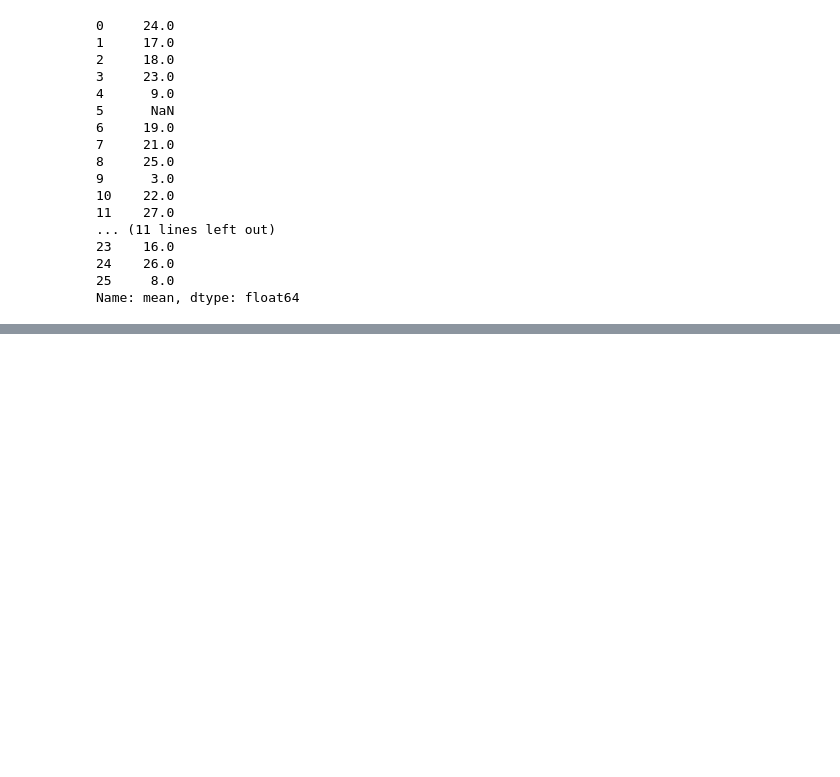
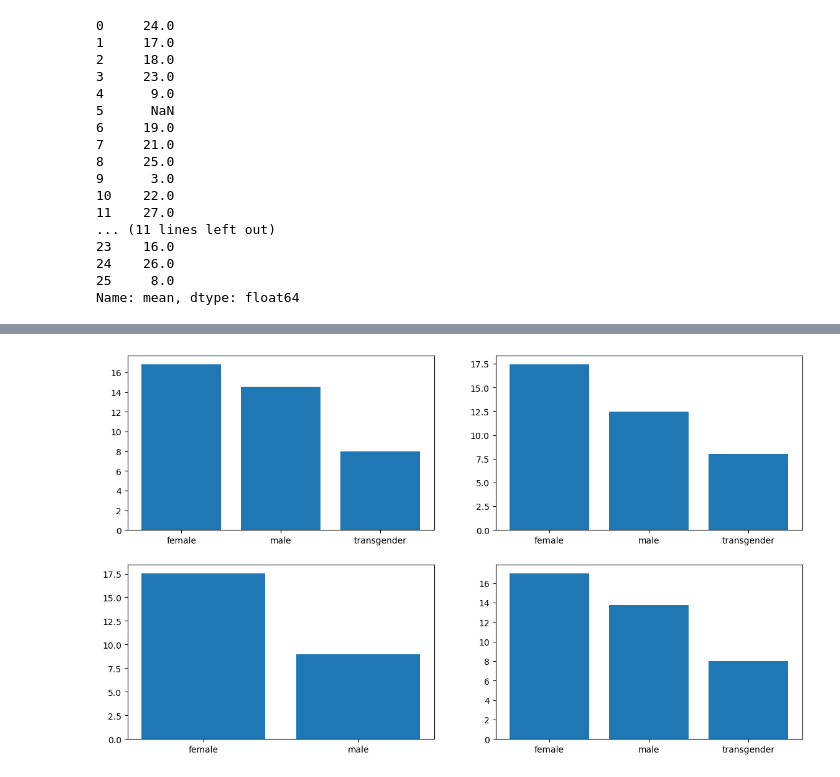
Before and after one commit to meera-patel01/PHQ-9-ANALYSIS, a Jupyter notebook: PHQ-9 ANALYSIS.ipynb, the cells around one changed output, grey strips where cells are left out. Saved outputs shown, nothing was run; the diff lists cells and outputs as text; code cells hidden in the pictures; blank space fills up the shorter version.

```diff
--- a/PHQ-9 ANALYSIS.ipynb
+++ b/PHQ-9 ANALYSIS.ipynb
@@ -354,0 +263,3 @@ plt.bar(agg_df.loc[agg_df['season'] == 'fall']['user_id'], agg_df.loc[agg_df['se
+# %%
+agg_df_gender = total_scores_df.groupby(['season', 'sex'])[['total.score']].agg(['mean', 'median']).reset_index().rename(columns={0:'n'})
+agg_df_gender
@@ -354,0 +280,17 @@ plt.bar(agg_df.loc[agg_df['season'] == 'fall']['user_id'], agg_df.loc[agg_df['se
+# %%
+plt.figure(figsize=(14, 8))
+plt.subplot(2, 2, 1)
+plt.bar(agg_df_gender.loc[agg_df_gender['season'] == 'winter']['sex'],
+        agg_df_gender.loc[agg_df_gender['season'] == 'winter']['total.score']['mean'])
+plt.subplot(2, 2, 2)
+plt.bar(agg_df_gender.loc[agg_df_gender['season'] == 'spring']['sex'],
+        agg_df_gender.loc[agg_df_gender['season'] == 'spring']['total.score']['mean'])
+plt.subplot(2, 2, 3)
+plt.bar(agg_df_gender.loc[agg_df_gender['season'] == 'summer']['sex'],
+        agg_df_gender.loc[agg_df_gender['season'] == 'summer']['total.score']['mean'])
+plt.subplot(2, 2, 4)
+plt.bar(agg_df_gender.loc[agg_df_gender['season'] == 'fall']['sex'],
+        agg_df_gender.loc[agg_df_gender['season'] == 'fall']['total.score']['mean'])
+plt.show()
+# %% [output]
+[figure, added]
```
Also changed, not shown: parts of 21 cells of this notebook.
